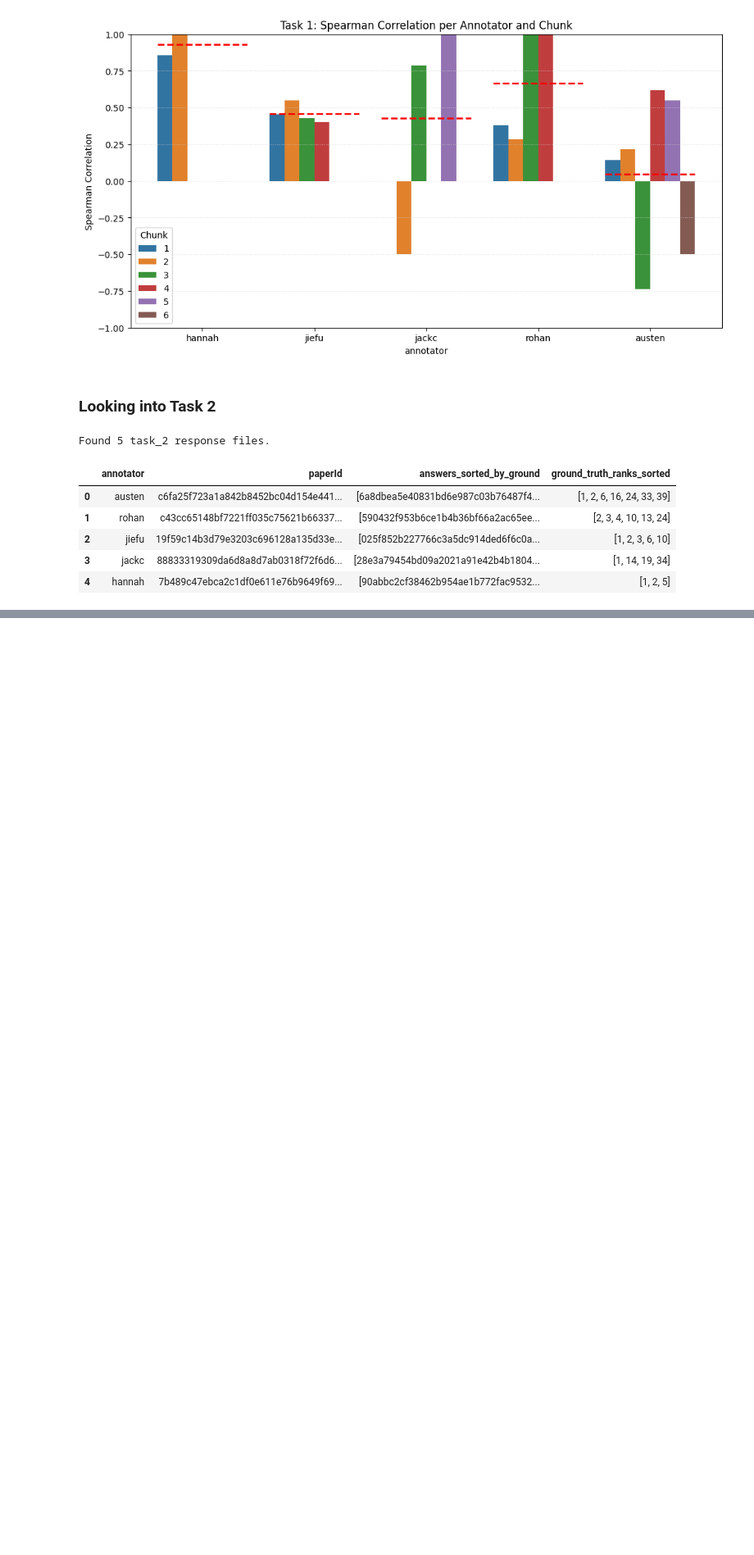
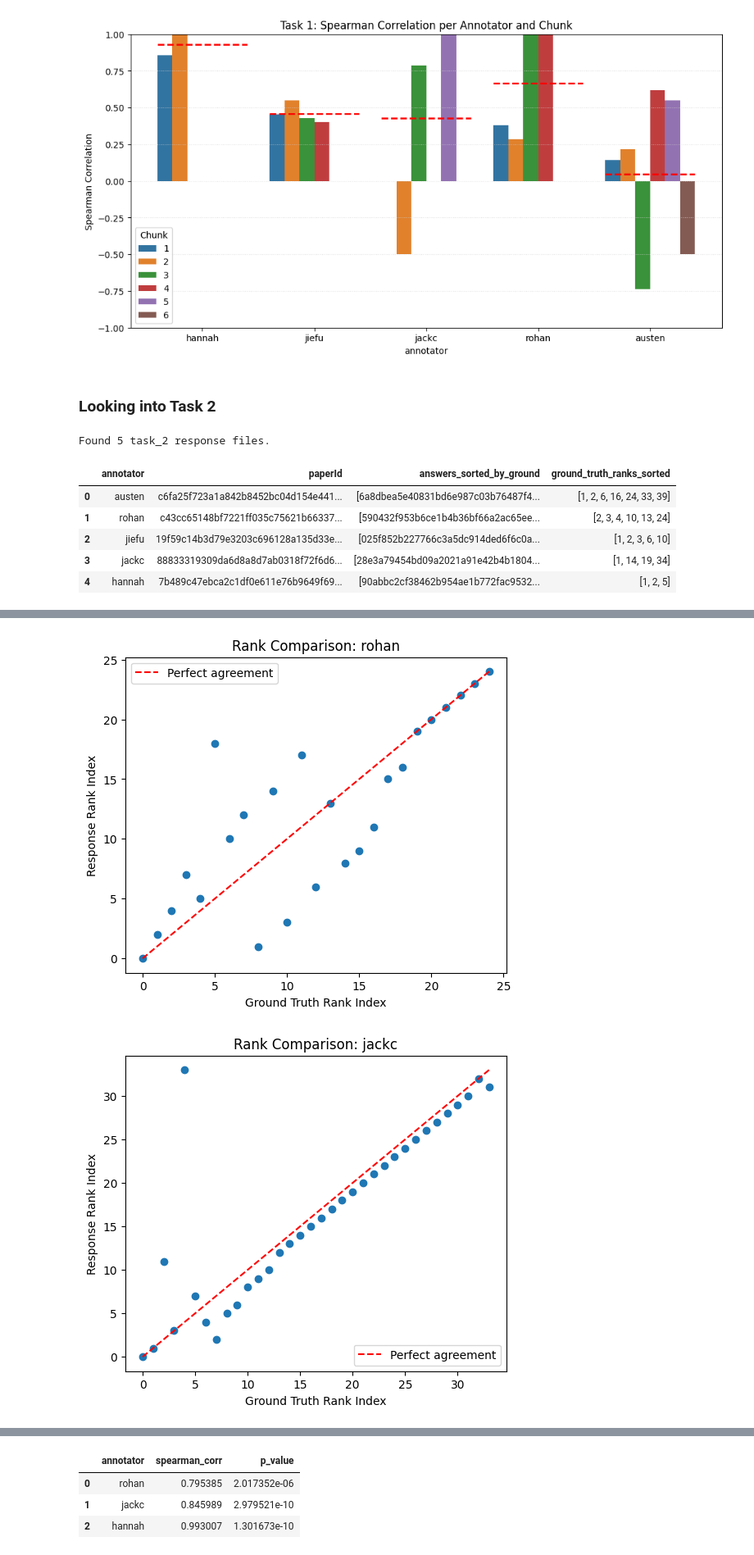
Before and after one commit to isgla/ranking-annotation-website-v2, a Jupyter notebook: responses_analysis.ipynb, the cells around one changed output, grey strips where cells are left out. Shown at 82% size. Drawn from its saved outputs; the diff is of its cells as text; code cells hidden in the pictures; blank space fills up the shorter version.

Commit message:
Responses analysis

```diff
--- a/responses_analysis.ipynb
+++ b/responses_analysis.ipynb
@@ -387,0 +801,62 @@ Found 5 task_2 response files.
+# %%
+import json
+import os
+import pandas as pd
+from scipy.stats import spearmanr
+import matplotlib.pyplot as plt
+
+# Paths
+responses_folder = "/Users/hannahgonzalez/Documents/JHU/RankerWebsite/ranking-annotation-website-v2/server/responses/"
+ground_truth_folder = "/Users/hannahgonzalez/Documents/JHU/RankerWebsite/ranking-annotation-website-v2/src/payloads/"
+
+# List to store results
+results = []
+
+# Loop over all JSON files in the responses folder
+for filename in os.listdir(responses_folder):
+    if filename.endswith(".json"):
+        annotator_name = filename.split("_")[0]  # e.g., "hannah"
+        response_path = os.path.join(responses_folder, filename)
+        payload_path = os.path.join(ground_truth_folder, filename.replace("_responses_task_2", "-payload-task-2"))  # match filename
+
+        # Load response and payload
+        with open(response_path, "r") as f:
+            responses_data = json.load(f)
+        with open(payload_path, "r") as f:
+            ground_truth_data = json.load(f)
+
+        # Extract paperIds
+        response_paper_ids = [item[0] for item in responses_data[0]["answer"]["answer"]]
+        ground_truth_paper_ids = [candidate["paperId"] for candidate in sorted(ground_truth_data[0]["candidates"], key=lambda x: x["rank"])]
+
+        # Map response IDs to ground truth indices
+        ground_truth_index_map = {pid: i for i, pid in enumerate(ground_truth_paper_ids)}
+        response_indices_in_gt = [ground_truth_index_map[pid] for pid in response_paper_ids]
+        ground_truth_indices = list(range(len(ground_truth_paper_ids)))
+
+        # Compute Spearman correlation
+        corr, p_value = spearmanr(ground_truth_indices, response_indices_in_gt)
+
+        # Save results to list
+        results.append({
+            "annotator": annotator_name,
+            "spearman_corr": corr,
+            "p_value": p_value
+        })
+
+        # Optional: plot for each annotator
+        plt.figure(figsize=(6,5))
+        plt.scatter(ground_truth_indices, response_indices_in_gt)
+        plt.plot([0, len(ground_truth_indices)-1], [0, len(ground_truth_indices)-1], 'r--', label="Perfect agreement")
+        plt.xlabel("Ground Truth Rank Index")
+        plt.ylabel("Response Rank Index")
+        plt.title(f"Rank Comparison: {annotator_name}")
+        plt.legend()
+        plt.show()
+
+# Convert results to DataFrame
+df_results = pd.DataFrame(results)
+df_results
+# %% [output]
+[figure, added]
+[figure, added]
@@ -387,0 +864,4 @@ Found 5 task_2 response files.
+|  | annotator | spearman_corr | p_value |
+| 0 | rohan | 0.795385 | 2.017352e-06 |
+| 1 | jackc | 0.845989 | 2.979521e-10 |
+| 2 | hannah | 0.993007 | 1.301673e-10 |
```
Also changed, not shown: parts of 5 cells of this notebook.
